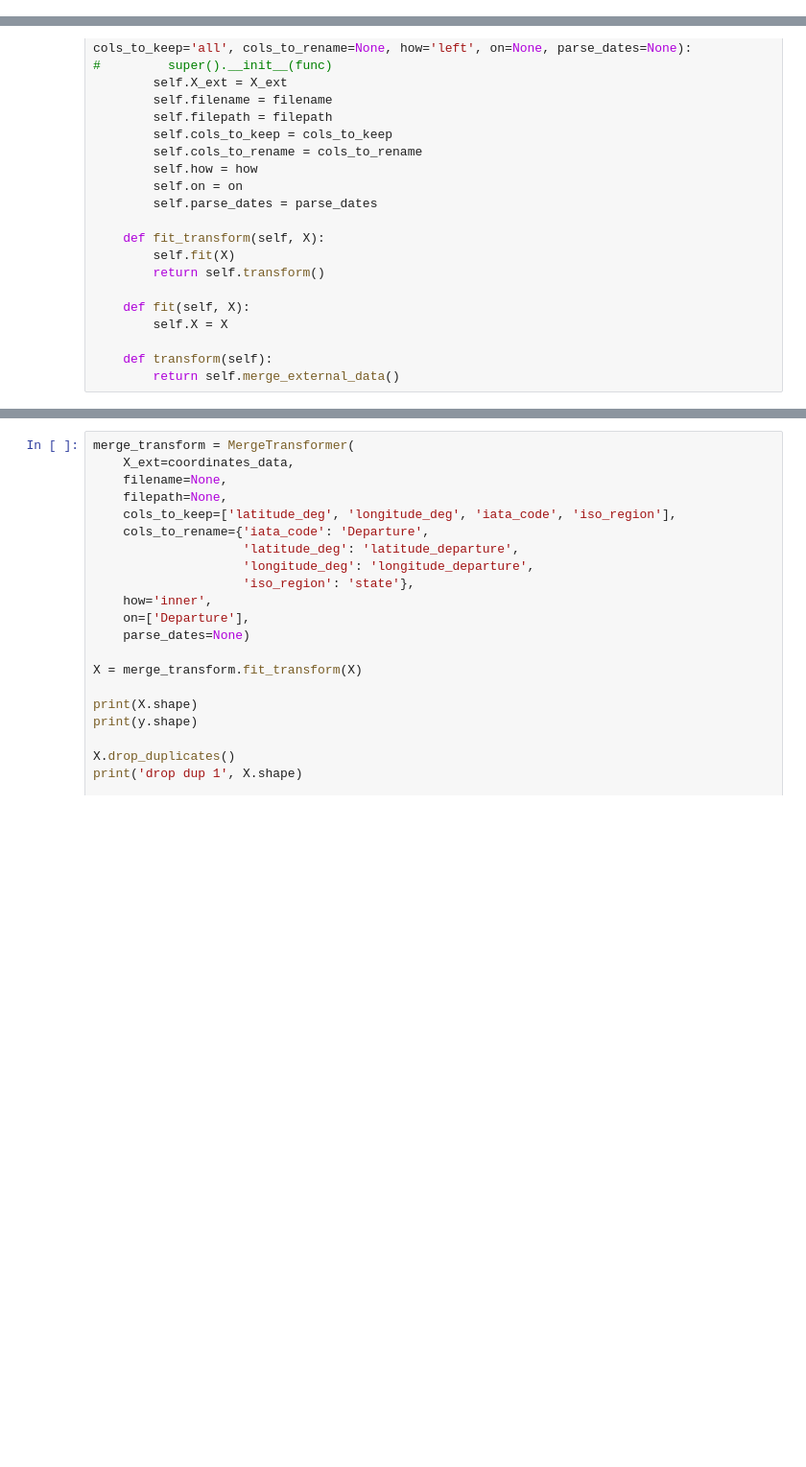
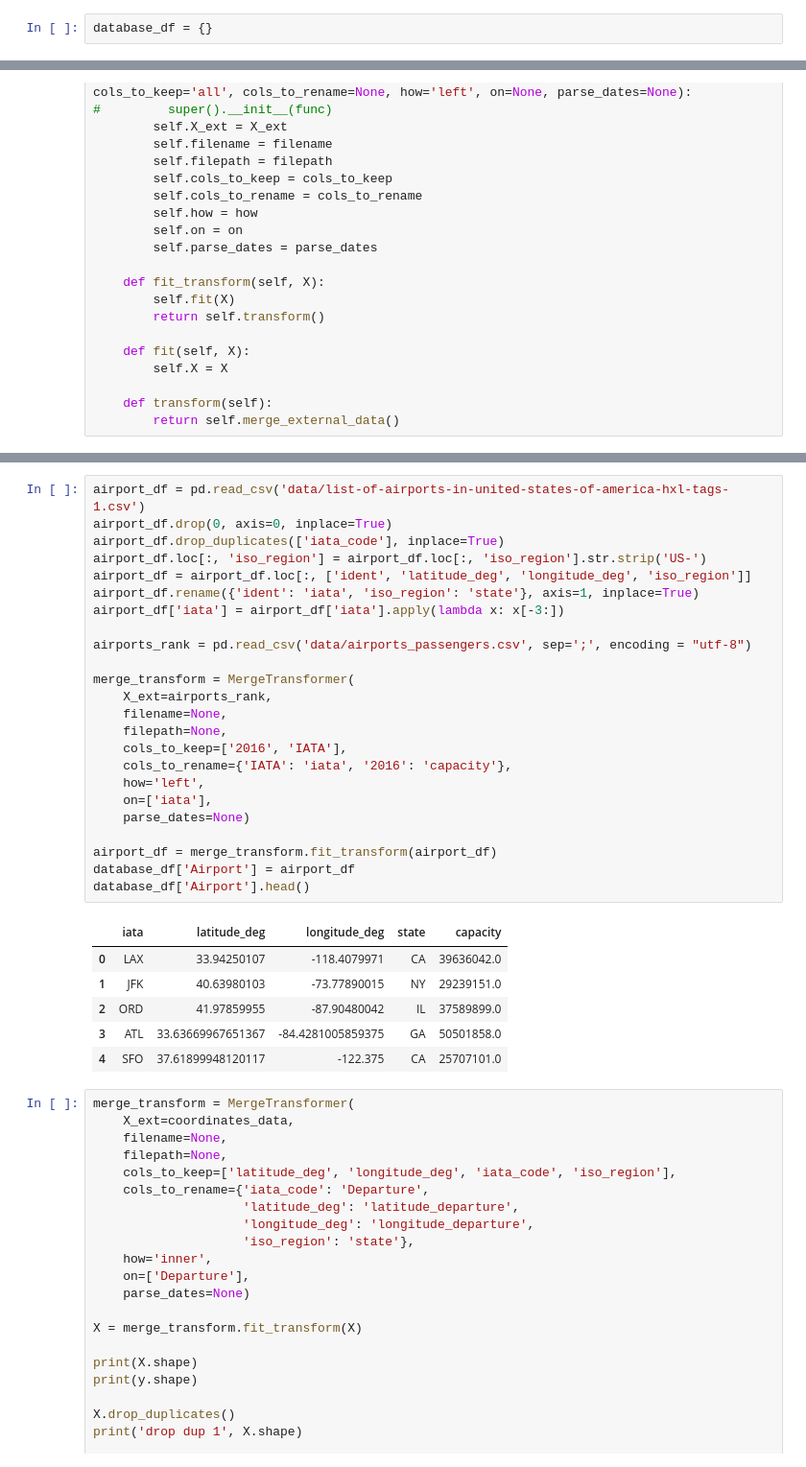
Before and after one commit to MaximeRedstone/air_traffic_project, a Jupyter notebook: testing_functions.ipynb, the cells around one changed output, grey strips where cells are left out. Shown at 96% size. Cells and saved outputs as stored; diff of their text form; blank space fills up the shorter version.

```diff
--- a/testing_functions.ipynb
+++ b/testing_functions.ipynb
@@ -40,6 +40,8 @@ print(y[:10])
 (8902,)
 [12.33129622 10.77518151 11.08317675 11.16926784 11.26936373 12.07364919
  11.17393612  9.5999524   9.17564514 10.73431968]
+# %%
+database_df = {}
 # %%
 from sklearn.preprocessing import FunctionTransformer
 
@@ -176,3 +203,34 @@ number unique iata code 1983
+# %%
+airport_df = pd.read_csv('data/list-of-airports-in-united-states-of-america-hxl-tags-1.csv')
+airport_df.drop(0, axis=0, inplace=True)
+airport_df.drop_duplicates(['iata_code'], inplace=True)
+airport_df.loc[:, 'iso_region'] = airport_df.loc[:, 'iso_region'].str.strip('US-')
+airport_df = airport_df.loc[:, ['ident', 'latitude_deg', 'longitude_deg', 'iso_region']]
+airport_df.rename({'ident': 'iata', 'iso_region': 'state'}, axis=1, inplace=True)
+airport_df['iata'] = airport_df['iata'].apply(lambda x: x[-3:])
+
+airports_rank = pd.read_csv('data/airports_passengers.csv', sep=';', encoding = "utf-8")
+
+merge_transform = MergeTransformer(
+    X_ext=airports_rank,
+    filename=None,
+    filepath=None,
+    cols_to_keep=['2016', 'IATA'],
+    cols_to_rename={'IATA': 'iata', '2016': 'capacity'},
+    how='left',
+    on=['iata'],
+    parse_dates=None)
+
+airport_df = merge_transform.fit_transform(airport_df)
+database_df['Airport'] = airport_df
+database_df['Airport'].head()
+# %% [output]
+|  | iata | latitude_deg | longitude_deg | state | capacity |
+| 0 | LAX | 33.94250107 | -118.4079971 | CA | 39636042.0 |
+| 1 | JFK | 40.63980103 | -73.77890015 | NY | 29239151.0 |
+| 2 | ORD | 41.97859955 | -87.90480042 | IL | 37589899.0 |
+| 3 | ATL | 33.63669967651367 | -84.4281005859375 | GA | 50501858.0 |
+| 4 | SFO | 37.61899948120117 | -122.375 | CA | 25707101.0 |
 # %%
 merge_transform = MergeTransformer(
     X_ext=coordinates_data,
```
Also changed, not shown: parts of 30 cells of this notebook, 2 other files.
